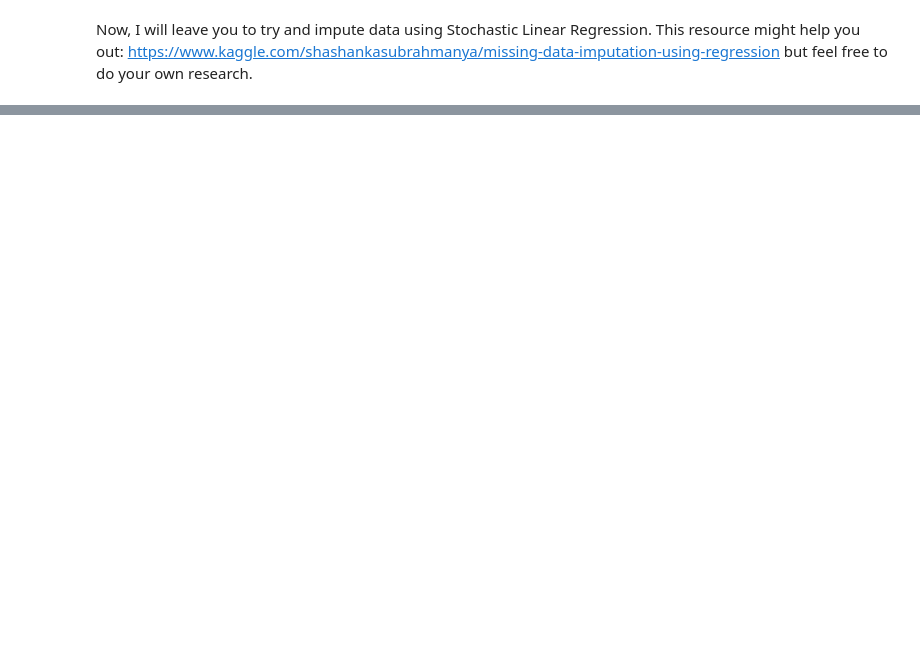
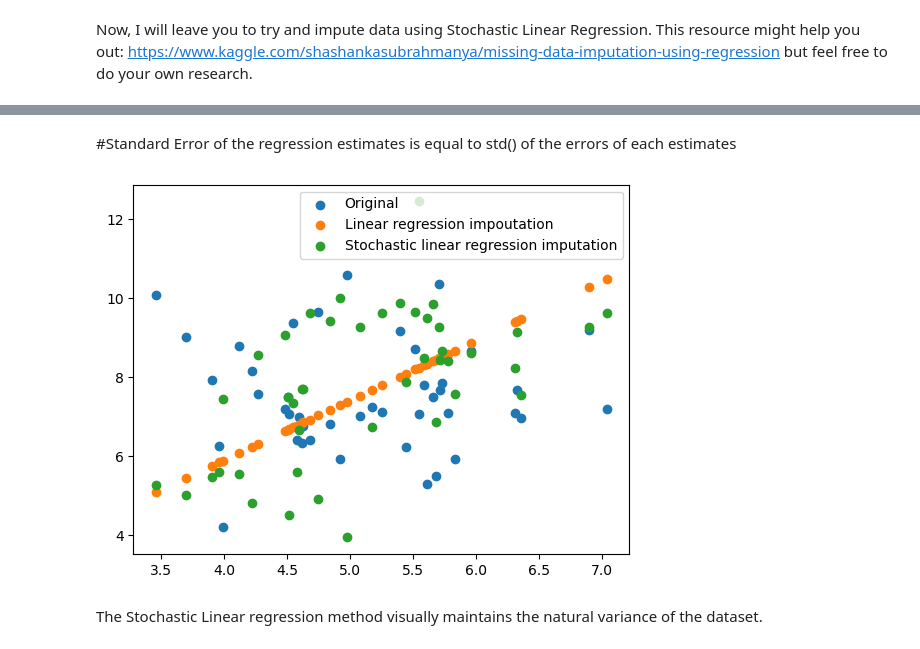
Before and after one commit to Shelfonfire/Python-for-Data-Science, a Jupyter notebook: Session_4/session-four-maths&stats-questions.ipynb, the cells around one changed output, grey strips where cells are left out. Cells and saved outputs as stored; diff of their text form; code cells hidden in the pictures; blank space fills up the shorter version.

Commit message:
Implement stochastic linear regression to math stat project session 4

```diff
--- a/Session_4/session-four-maths&stats-questions.ipynb
+++ b/Session_4/session-four-maths&stats-questions.ipynb
@@ -577,0 +579,28 @@ Now, I will leave you to try and impute data using Stochastic Linear Regression.
+# %%
+col1 = rand.normal(5.,1.,100)
+#Generate another 100 data points that correlate with the previously generated 100 data points
+col2 = col1*1.5 +  rand.normal(0.,.5,100)
+# %%
+#Fit the linear regression model
+Model_2= LinearRegression().fit(X_train, y_train)
+# %% [markdown]
+#Standard Error of the regression estimates is equal to std() of the errors of each estimates
+# %%
+#Standard Error of the regression estimates is equal to std() of the errors of each estimates
+predict = Model_2.predict(col1_miss)
+std_error = (predict - col1_miss).std()
+# %%
+#introduce gaussian noise into the linear regression predicitons.
+random_predict = np.random.normal(size = col1_miss.shape[0],
+                                      loc = predict,
+                                      scale = std_error)
+# %%
+plt.scatter(col1_miss, col2[indices], label='Original')
+plt.scatter(col1_miss, y_test, label='Linear regression impoutation')
+plt.scatter(col1_miss, random_predict, label='Stochastic linear regression imputation')
+plt.legend()
+plt.show()
+# %% [output]
+[figure, added]
+# %% [markdown]
+The Stochastic Linear regression method visually maintains the natural variance of the dataset.
```
Also changed, not shown: parts of 21 cells of this notebook.
